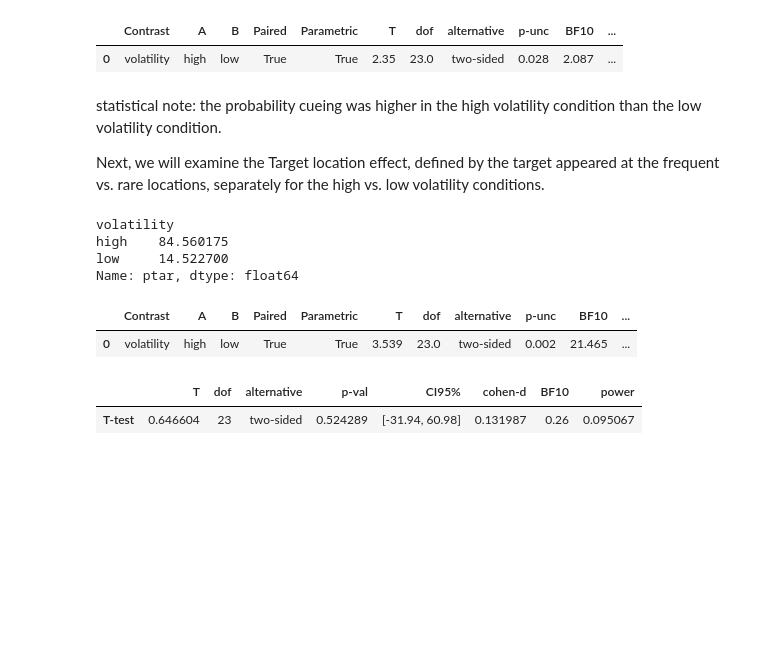
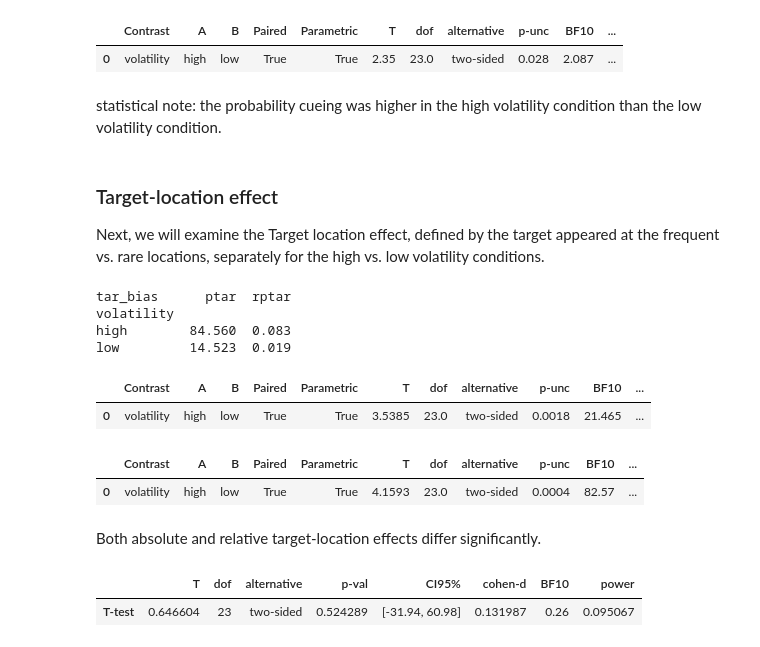
Before and after one commit to msenselab/statistical_learning_with_volatility, a Jupyter notebook: behavior_analysis.ipynb, the cells around one changed output. Saved outputs shown, nothing was run; the diff lists cells and outputs as text; code cells hidden in the pictures; blank space fills up the shorter version.

```diff
--- a/behavior_analysis.ipynb
+++ b/behavior_analysis.ipynb
@@ -315,8 +319,10 @@ pg.pairwise_tests(dv ='pcue', within=['volatility'], subject='sub',
 # %% [output]
 |  | Contrast | A | B | Paired | Parametric | T | dof | alternative | p-unc | BF10 | ... |
 | 0 | volatility | high | low | True | True | 2.35 | 23.0 | two-sided | 0.028 | 2.087 | ... |
+# %% [markdown]
+statistical note: the probability cueing was higher in the high volatility condition than the low volatility condition.
 # %% [markdown]
-statistical note: the probability cueing was higher in the high volatility condition than the low volatility condition.
+### Target-location effect
 
 Next, we will examine the Target location effect, defined by the target appeared at the frequent vs. rare locations, separately for the high vs. low volatility conditions.
 # %%
@@ -325,20 +331,28 @@ target_location = (data.query('tar_bias != "none"') #filter out distractor prese
                      .groupby(['sub', 'volatility', 'tar_bias'])
                      .agg(mean_rt=('rt', 'mean'))
                      .pivot_table(index=['sub', 'volatility'], columns='tar_bias', values='mean_rt')
-                     .assign(ptar=lambda x: (x['frequent'] - x['rare'])*1000) # target location effect
+                     .assign(ptar=lambda x: (x['frequent'] - x['rare'])*1000,  # target location effect
+                             rptar = lambda x: ((x['frequent'] - x['rare'])/(x['frequent'] + x['rare'])*2)) # relative target location effect
                      .reset_index())
-target_location.groupby('volatility')['ptar'].mean()
+print(target_location.groupby('volatility')[['ptar', 'rptar']].mean().round(3))
 # %% [output]
+tar_bias      ptar  rptar
 volatility
-high    84.560175
-low     14.522700
-Name: ptar, dtype: float64
+high        84.560  0.083
+low         14.523  0.019
 # %%
 # statistical test of target location effect `ptar` between volatilities
-pg.pairwise_ttests(dv='ptar', within='volatility', subject='sub', data=target_location, padjust='fdr_bh', effsize='cohen').round(3)
+pg.pairwise_ttests(dv='ptar', within='volatility', subject='sub', data=target_location, padjust='fdr_bh', effsize='cohen').round(4)
 # %% [output]
 |  | Contrast | A | B | Paired | Parametric | T | dof | alternative | p-unc | BF10 | ... |
-| 0 | volatility | high | low | True | True | 3.539 | 23.0 | two-sided | 0.002 | 21.465 | ... |
+| 0 | volatility | high | low | True | True | 3.5385 | 23.0 | two-sided | 0.0018 | 21.465 | ... |
+# %%
+pg.pairwise_ttests(dv='rptar', within='volatility', subject='sub', data=target_location, padjust='fdr_bh', effsize='cohen').round(4)
+# %% [output]
+|  | Contrast | A | B | Paired | Parametric | T | dof | alternative | p-unc | BF10 | ... |
+| 0 | volatility | high | low | True | True | 4.1593 | 23.0 | two-sided | 0.0004 | 82.57 | ... |
+# %% [markdown]
+Both absolute and relative target-location effects differ significantly.
 # %%
 pg.ttest(target_location.query('volatility=="low"').ptar, 0)
 # %% [output]
```
Also changed, not shown: parts of 49 cells of this notebook, 2 other files.
